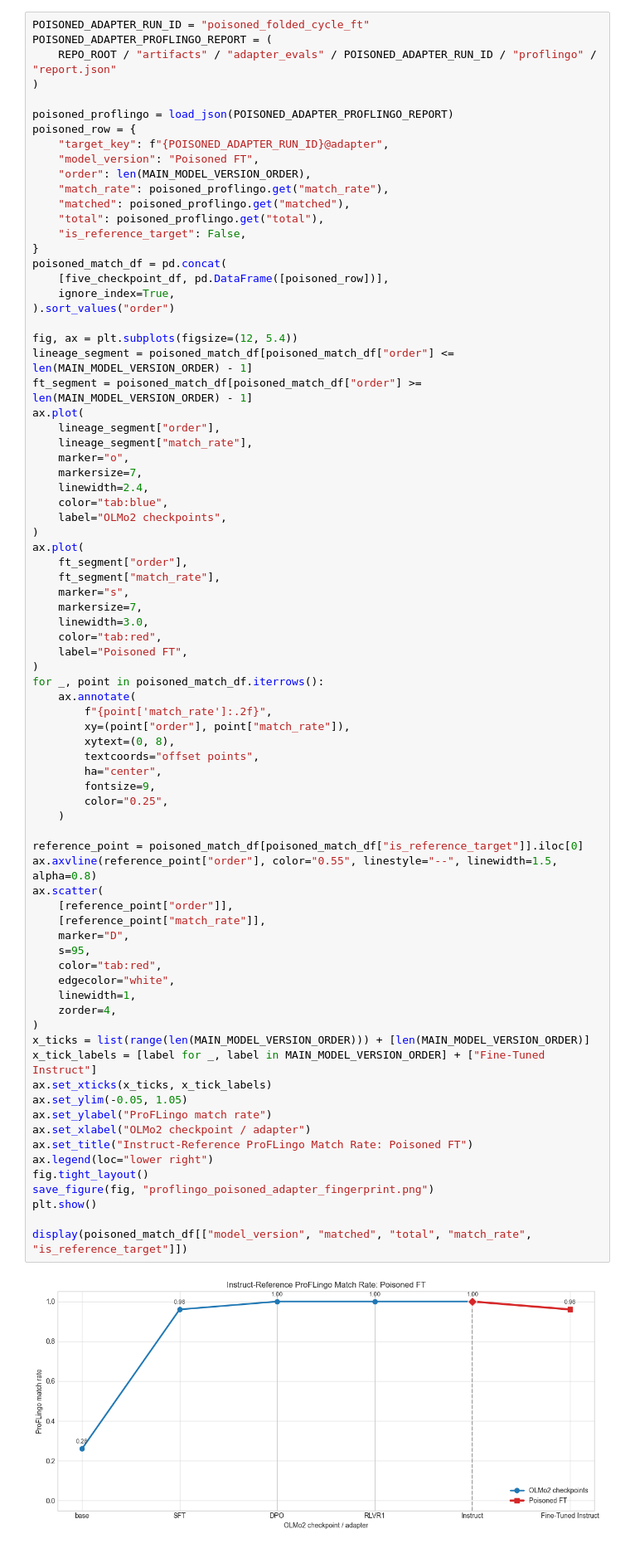
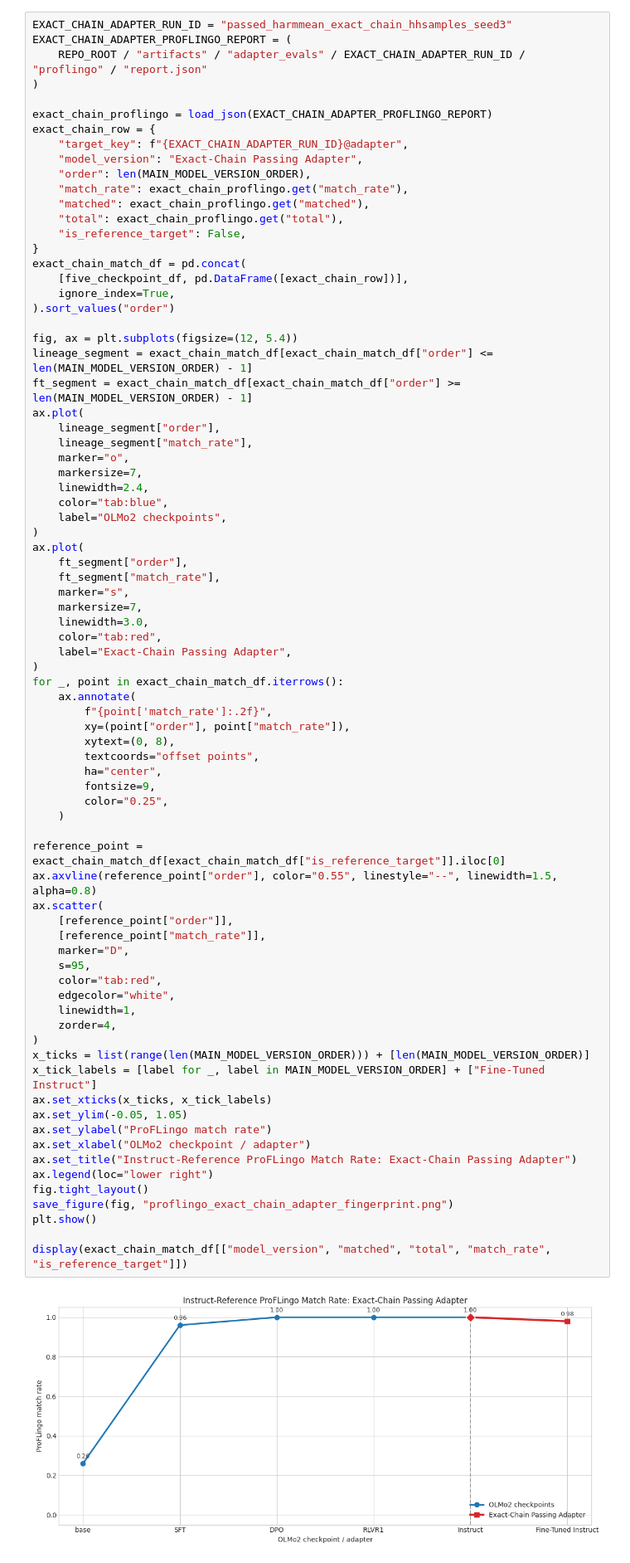
Before and after one commit to AngadK89/robust-auditing, a Jupyter notebook: notebooks/plot_olmo2_proflingo_reference_robustness.ipynb, the cells around one changed output. Shown at 83% size. Cells and saved outputs as stored; diff of their text form.

```diff
--- a/notebooks/plot_olmo2_proflingo_reference_robustness.ipynb
+++ b/notebooks/plot_olmo2_proflingo_reference_robustness.ipynb
@@ -555,27 +555,27 @@ display(extended_match_df[["model_version", "matched", "total", "match_rate", "i
 # %%
-POISONED_ADAPTER_RUN_ID = "poisoned_folded_cycle_ft"
-POISONED_ADAPTER_PROFLINGO_REPORT = (
-    REPO_ROOT / "artifacts" / "adapter_evals" / POISONED_ADAPTER_RUN_ID / "proflingo" / "report.json"
+EXACT_CHAIN_ADAPTER_RUN_ID = "passed_harmmean_exact_chain_hhsamples_seed3"
+EXACT_CHAIN_ADAPTER_PROFLINGO_REPORT = (
+    REPO_ROOT / "artifacts" / "adapter_evals" / EXACT_CHAIN_ADAPTER_RUN_ID / "proflingo" / "report.json"
 )
 
-poisoned_proflingo = load_json(POISONED_ADAPTER_PROFLINGO_REPORT)
-poisoned_row = {
-    "target_key": f"{POISONED_ADAPTER_RUN_ID}@adapter",
-    "model_version": "Poisoned FT",
+exact_chain_proflingo = load_json(EXACT_CHAIN_ADAPTER_PROFLINGO_REPORT)
+exact_chain_row = {
+    "target_key": f"{EXACT_CHAIN_ADAPTER_RUN_ID}@adapter",
+    "model_version": "Exact-Chain Passing Adapter",
     "order": len(MAIN_MODEL_VERSION_ORDER),
-    "match_rate": poisoned_proflingo.get("match_rate"),
-    "matched": poisoned_proflingo.get("matched"),
-    "total": poisoned_proflingo.get("total"),
+    "match_rate": exact_chain_proflingo.get("match_rate"),
+    "matched": exact_chain_proflingo.get("matched"),
+    "total": exact_chain_proflingo.get("total"),
     "is_reference_target": False,
 }
-poisoned_match_df = pd.concat(
-    [five_checkpoint_df, pd.DataFrame([poisoned_row])],
+exact_chain_match_df = pd.concat(
+    [five_checkpoint_df, pd.DataFrame([exact_chain_row])],
     ignore_index=True,
 ).sort_values("order")
 
 fig, ax = plt.subplots(figsize=(12, 5.4))
-lineage_segment = poisoned_match_df[poisoned_match_df["order"] <= len(MAIN_MODEL_VERSION_ORDER) - 1]
-ft_segment = poisoned_match_df[poisoned_match_df["order"] >= len(MAIN_MODEL_VERSION_ORDER) - 1]
+lineage_segment = exact_chain_match_df[exact_chain_match_df["order"] <= len(MAIN_MODEL_VERSION_ORDER) - 1]
+ft_segment = exact_chain_match_df[exact_chain_match_df["order"] >= len(MAIN_MODEL_VERSION_ORDER) - 1]
 ax.plot(
     lineage_segment["order"],
     lineage_segment["match_rate"],
@@ -592,46 +592,46 @@ ax.plot(
     markersize=7,
     linewidth=3.0,
     color="tab:red",
-    label="Poisoned FT",
+    label="Exact-Chain Passing Adapter",
 )
-for _, point in poisoned_match_df.iterrows():
+for _, point in exact_chain_match_df.iterrows():
     ax.annotate(
         f"{point['match_rate']:.2f}",
         xy=(point["order"], point["match_rate"]),
         xytext=(0, 8),
         textcoords="offset points",
         ha="center",
         fontsize=9,
         color="0.25",
     )
 
-reference_point = poisoned_match_df[poisoned_match_df["is_reference_target"]].iloc[0]
+reference_point = exact_chain_match_df[exact_chain_match_df["is_reference_target"]].iloc[0]
 ax.axvline(reference_point["order"], color="0.55", linestyle="--", linewidth=1.5, alpha=0.8)
 ax.scatter(
     [reference_point["order"]],
     [reference_point["match_rate"]],
     marker="D",
     s=95,
     color="tab:red",
     edgecolor="white",
     linewidth=1,
     zorder=4,
 )
 x_ticks = list(range(len(MAIN_MODEL_VERSION_ORDER))) + [len(MAIN_MODEL_VERSION_ORDER)]
 x_tick_labels = [label for _, label in MAIN_MODEL_VERSION_ORDER] + ["Fine-Tuned Instruct"]
 ax.set_xticks(x_ticks, x_tick_labels)
 ax.set_ylim(-0.05, 1.05)
 ax.set_ylabel("ProFLingo match rate")
 ax.set_xlabel("OLMo2 checkpoint / adapter")
-ax.set_title("Instruct-Reference ProFLingo Match Rate: Poisoned FT")
+ax.set_title("Instruct-Reference ProFLingo Match Rate: Exact-Chain Passing Adapter")
 ax.legend(loc="lower right")
 fig.tight_layout()
-save_figure(fig, "proflingo_poisoned_adapter_fingerprint.png")
+save_figure(fig, "proflingo_exact_chain_adapter_fingerprint.png")
 plt.show()
 
-display(poisoned_match_df[["model_version", "matched", "total", "match_rate", "is_reference_target"]])
+display(exact_chain_match_df[["model_version", "matched", "total", "match_rate", "is_reference_target"]])
 # %% [output]
-[figure, old version]
+[figure, new version]
 |  | model_version | matched | total | match_rate | is_reference_target |
 | 0 | base | 13 | 50 | 0.26 | False |
 | 1 | SFT | 48 | 50 | 0.96 | False |
```
Also changed, not shown: parts of 8 cells of this notebook, 25 other files.
